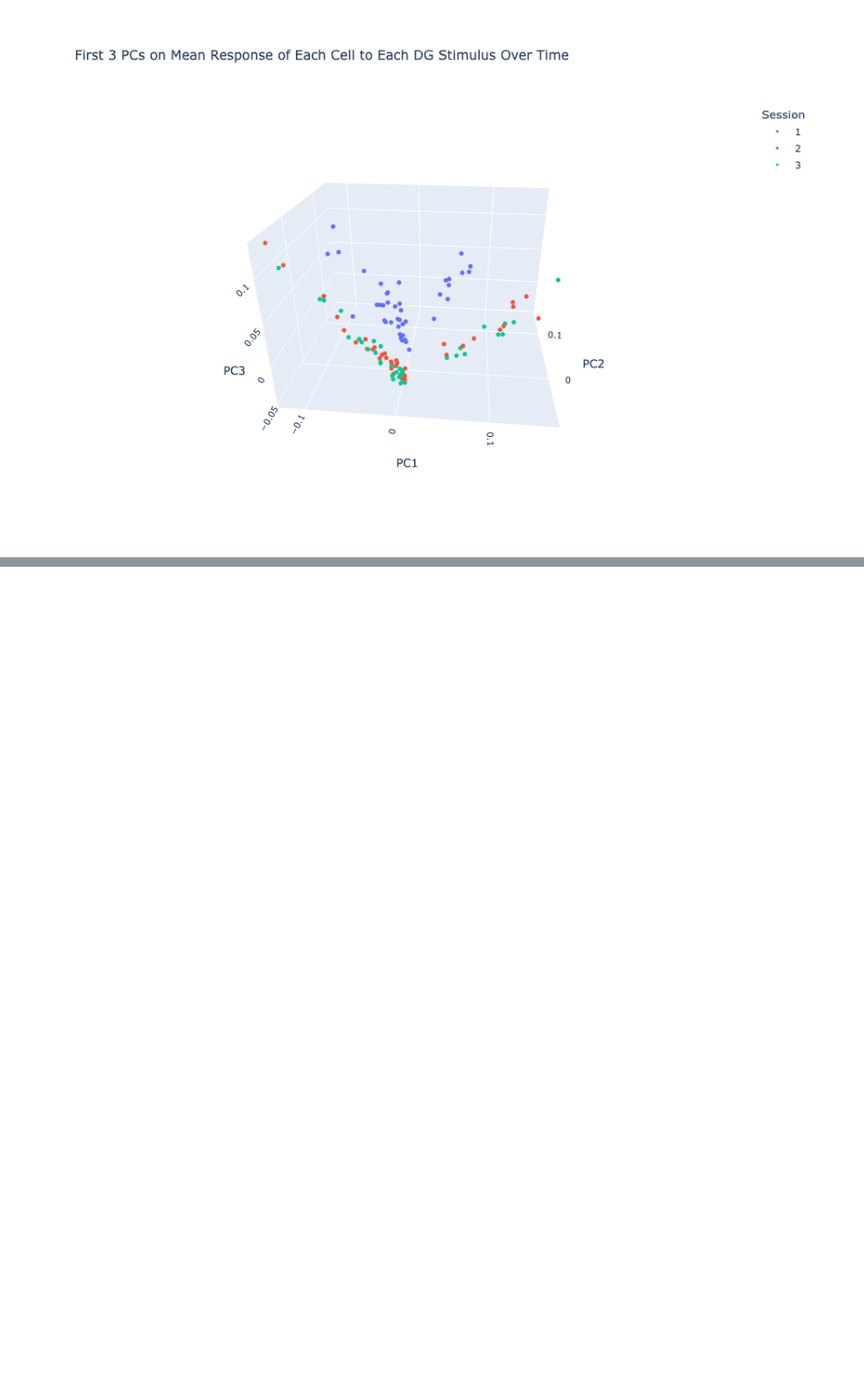
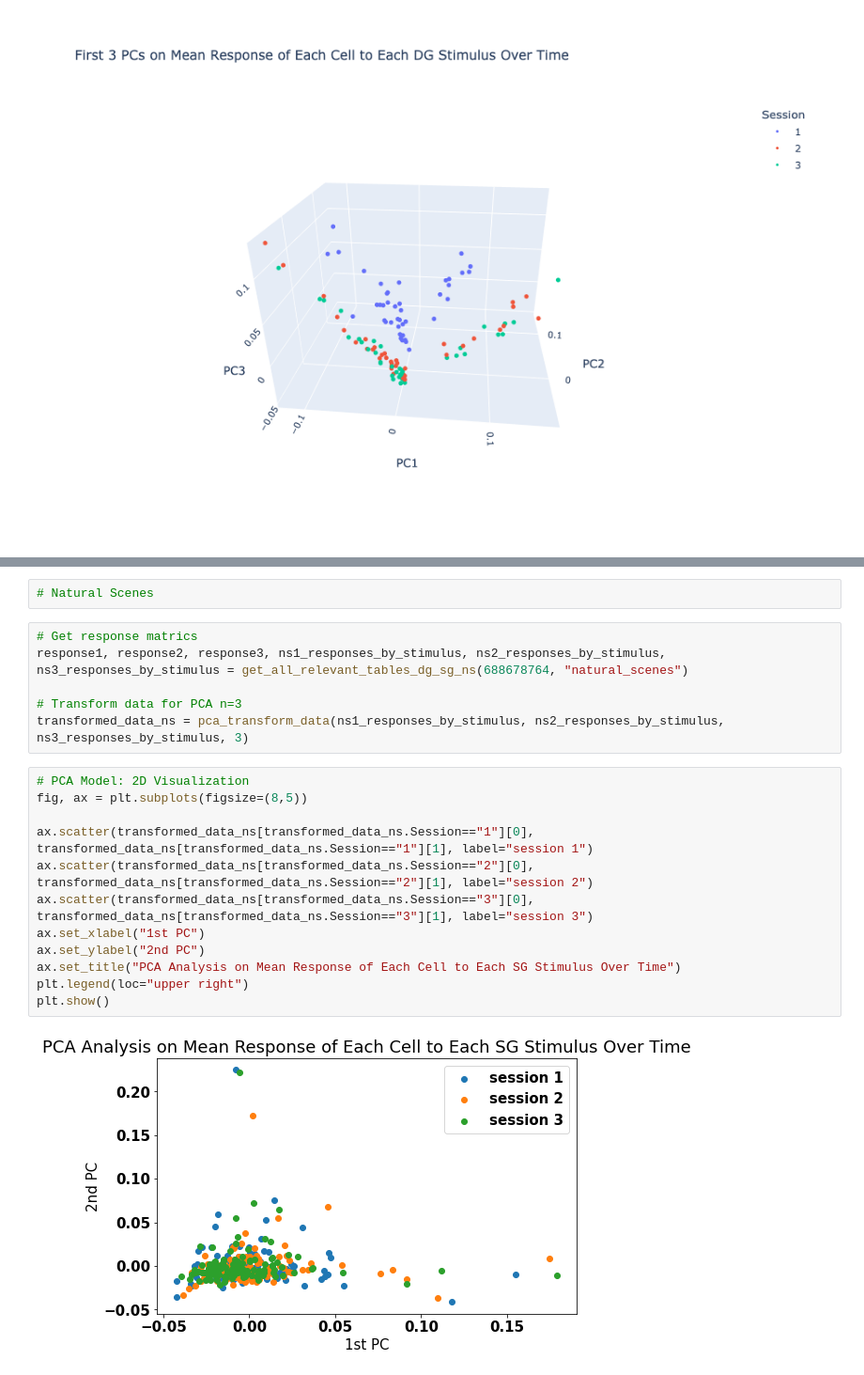
Before and after one commit to naomi-martin/swdb-representational-drift, a Jupyter notebook: code/pca_analysis.ipynb, the cells around one changed output, grey strips where cells are left out. Shown at 94% size. Drawn from its saved outputs; the diff is of its cells as text; blank space fills up the shorter version.

```diff
--- a/code/pca_analysis.ipynb
+++ b/code/pca_analysis.ipynb
@@ -348,0 +280,22 @@ fig.show()
+# %%
+# Natural Scenes
+# %%
+# Get response matrics
+response1, response2, response3, ns1_responses_by_stimulus, ns2_responses_by_stimulus, ns3_responses_by_stimulus = get_all_relevant_tables_dg_sg_ns(688678764, "natural_scenes")
+
+# Transform data for PCA n=3
+transformed_data_ns = pca_transform_data(ns1_responses_by_stimulus, ns2_responses_by_stimulus, ns3_responses_by_stimulus, 3)
+# %%
+# PCA Model: 2D Visualization
+fig, ax = plt.subplots(figsize=(8,5))
+
+ax.scatter(transformed_data_ns[transformed_data_ns.Session=="1"][0], transformed_data_ns[transformed_data_ns.Session=="1"][1], label="session 1")
+ax.scatter(transformed_data_ns[transformed_data_ns.Session=="2"][0], transformed_data_ns[transformed_data_ns.Session=="2"][1], label="session 2")
+ax.scatter(transformed_data_ns[transformed_data_ns.Session=="3"][0], transformed_data_ns[transformed_data_ns.Session=="3"][1], label="session 3")
+ax.set_xlabel("1st PC")
+ax.set_ylabel("2nd PC")
+ax.set_title("PCA Analysis on Mean Response of Each Cell to Each SG Stimulus Over Time")
+plt.legend(loc="upper right")
+plt.show()
+# %% [output]
+[figure, added]
```
Also changed, not shown: parts of 17 cells of this notebook, 2 other files.
